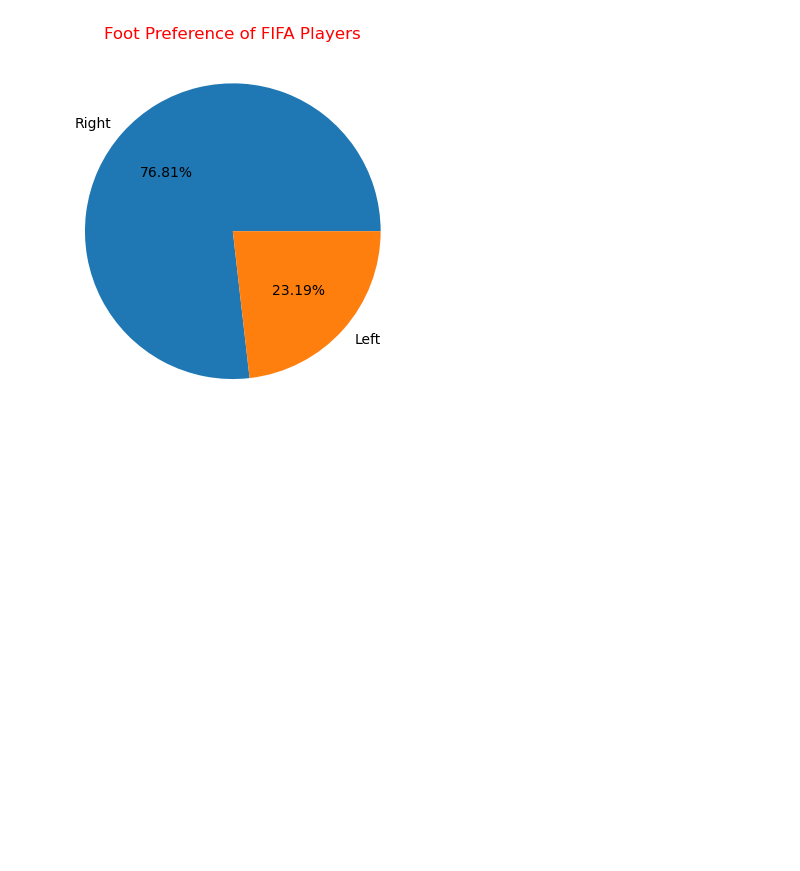
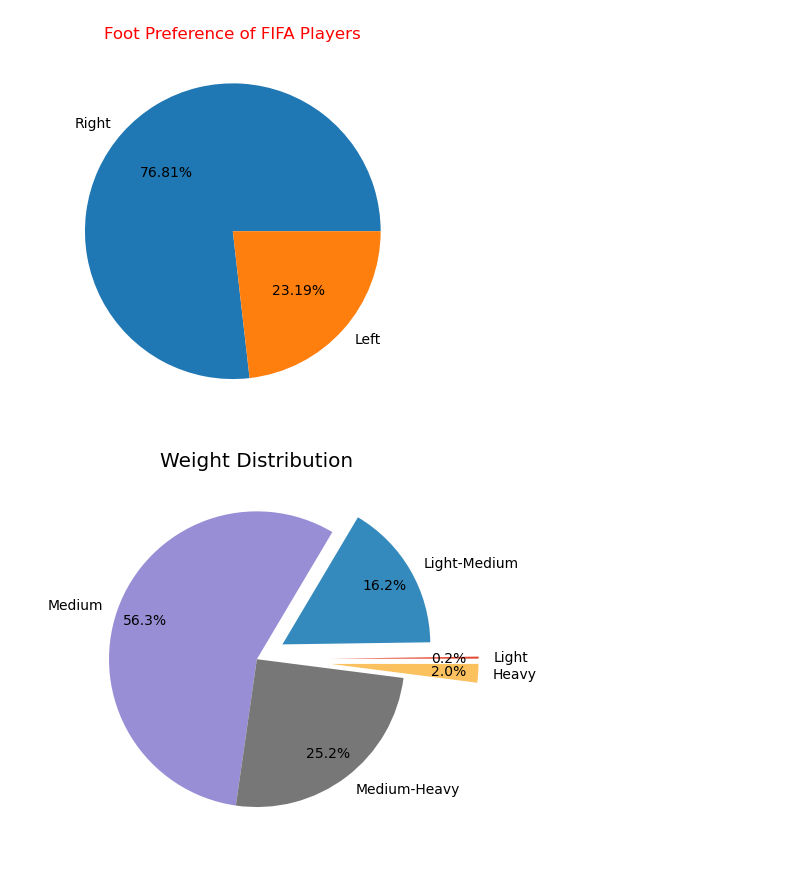
Before and after one commit to Ar3missss/Matplot, a Jupyter notebook: mat3.ipynb, the cells around one changed output. Saved outputs shown, nothing was run; the diff lists cells and outputs as text; code cells hidden in the pictures; blank space fills up the shorter version.

```diff
--- a/mat3.ipynb
+++ b/mat3.ipynb
@@ -34,3 +34,25 @@ plt.savefig('outputs/Pie_chart.png',dpi =300)
 plt.show()
 # %% [output]
 [figure]
+# %%
+plt.style.use('ggplot')
+
+fifa['Weight'] = pd.to_numeric(
+    fifa['Weight'].astype(str).str.replace('lbs', ''),
+    errors='coerce'
+)
+bins = [0, 125, 150, 175, 200, float('inf')]
+labels = ['Light', 'Light-Medium', 'Medium', 'Medium-Heavy', 'Heavy']
+
+
+fifa['Weight_Category'] = pd.cut(fifa['Weight'], bins=bins, labels=labels) # bins and labels are parameters for pd.cut
+
+counts = fifa['Weight_Category'].value_counts().sort_index()
+
+explode = (.5,.2,0,0,.5)
+
+plt.pie(counts, labels=counts.index, autopct='%.1f%%' , pctdistance=0.8 , explode= explode)
+plt.title('Weight Distribution')
+plt.show()
+# %% [output]
+[figure, added]
```
Also changed, not shown: 1 other file.
